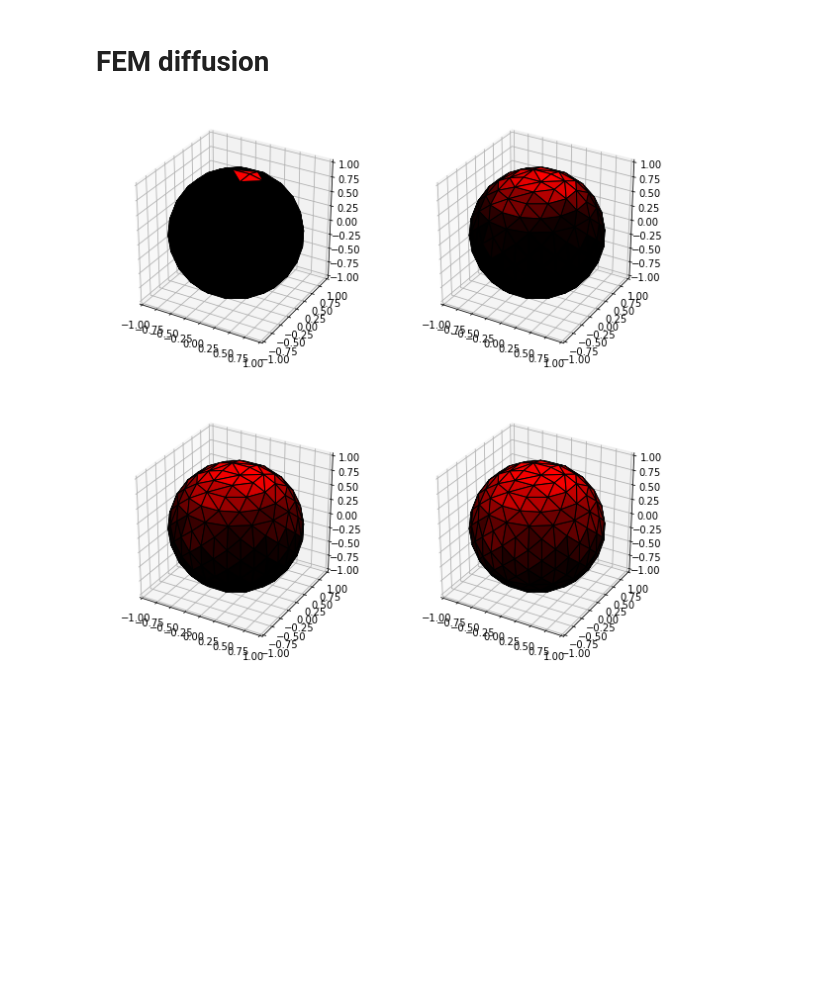
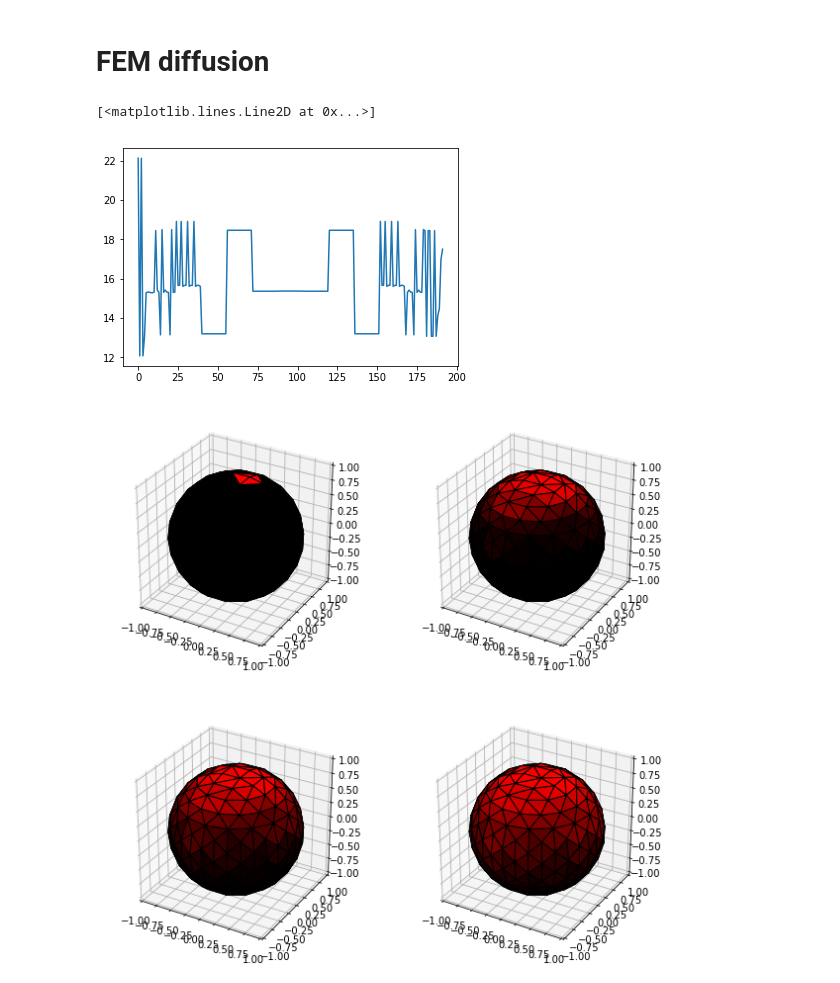
Before and after one commit to MartMilani/PDM, a Jupyter notebook: codes/03.FEM_laplacian/equiangular/mass_lumping/BL/17_diffusion_FEM_vs_GRAPH.ipynb, the cells around one changed output. Drawn from its saved outputs; the diff is of its cells as text; code cells hidden in the pictures; blank space fills up the shorter version.

```diff
--- a/codes/03.FEM_laplacian/equiangular/mass_lumping/BL/17_diffusion_FEM_vs_GRAPH.ipynb
+++ b/codes/03.FEM_laplacian/equiangular/mass_lumping/BL/17_diffusion_FEM_vs_GRAPH.ipynb
@@ -46,6 +46,11 @@ def subplotsphere(fig, signal, coords, tri, j):
     ax.set_zlim(-1, 1)
 # %% [markdown]
 # FEM diffusion
+# %%
+plt.plot(np.diag(B_lumped_inverse))
+# %% [output]
+[<matplotlib.lines.Line2D at 0x...>]
+[figure, added]
 # %%
 B_lumped_inverse = np.diag(1./np.asarray(np.sum(B.todense(), axis=1))[:,0])
 B12_lumped_inverse = np.diag(1./np.sqrt(np.asarray(np.sum(B.todense(), axis=1))[:,0]))
```
Also changed, not shown: parts of 3 cells of this notebook, 3 other files.
